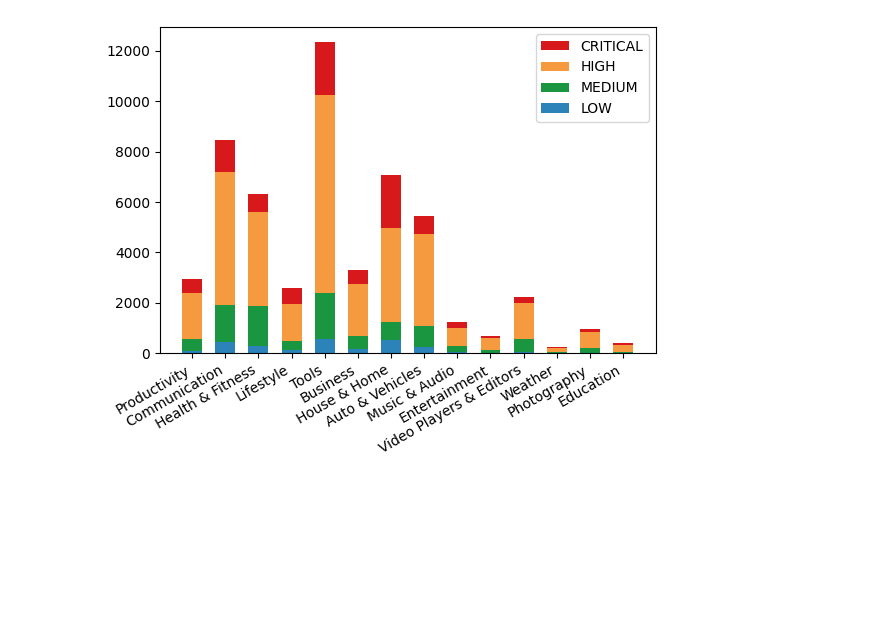
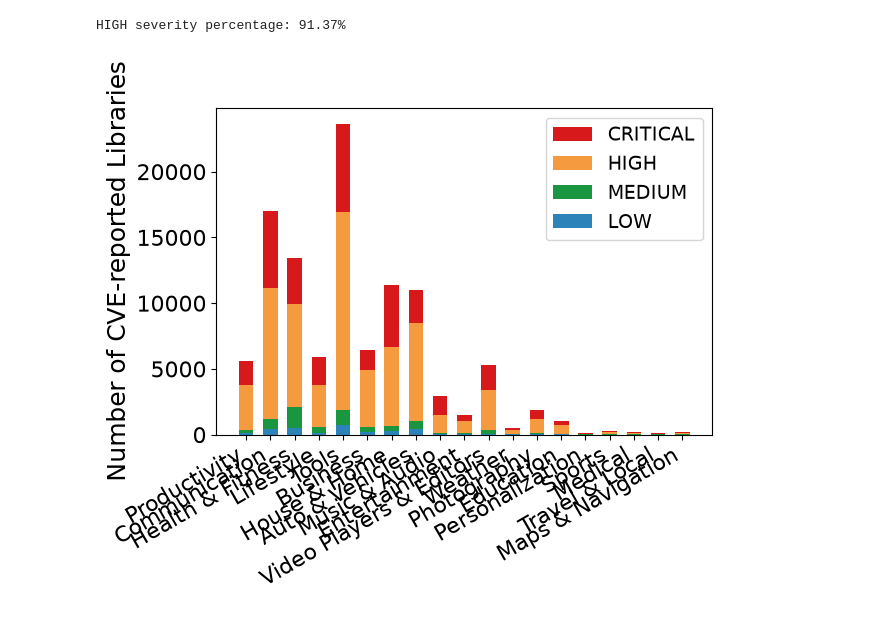
Before and after one commit to DayeonKang99/IoT-abandonware-analysis, a Jupyter notebook: src/cve-search/plot-cve-analysis.ipynb, the cells around one changed output. Saved outputs shown, nothing was run; the diff lists cells and outputs as text; code cells hidden in the pictures; blank space fills up the shorter version.

```diff
--- a/src/cve-search/plot-cve-analysis.ipynb
+++ b/src/cve-search/plot-cve-analysis.ipynb
@@ -2,7 +2,7 @@
 import json
 
 data_count = []
-with open('cve_analysis_count.jsonl', 'r') as file:
+with open('cve_analysis_count_confidence.jsonl', 'r') as file:
     for line in file:
         json_object = json.loads(line.strip())
         data_count.append(json_object)
@@ -49,0 +58,11 @@ restructured[0]
+# %%
+full_dictionary = {}
+with open('../source_data/61k_classified_apps_deberta_multi_v2_not_in_playstore.jsonl', 'r') as file:
+    for line in file:
+        obj = json.loads(line.strip())
+        full_dictionary[obj['app_id']] = obj['category']
+
+with open('../source_data/61k_app_categories_from_playstore.jsonl', 'r') as file:
+    for line in file:
+        obj = json.loads(line.strip())
+        full_dictionary[obj['app_id']] = obj['genre']
@@ -49,0 +126,23 @@ restructured[0]
+# %%
+categories_grouped = list(dict.fromkeys(
+    category
+    for src in output_dict_by_source
+    for category in output_dict_by_source[src]
+))
+
+print("========== categories_grouped ==========")
+print(categories_grouped)
+
+
+filtered_data_by_source = {
+    src: [
+        output_dict_by_source[src].get(category, [0, 0, 0, 0])
+        for category in categories_grouped
+    ]
+    for src in output_dict_by_source
+}
+
+restructured_by_source = {
+    src: list(map(list, zip(*values)))
+    for src, values in filtered_data_by_source.items()
+}
@@ -57,31 +174,41 @@ levels = ["LOW", "MEDIUM", "HIGH", "CRITICAL"]
 
 data = {
     "LOW":      restructured[0],
     "MEDIUM":   restructured[1],
     "HIGH":     restructured[2],
     "CRITICAL": restructured[3],
 }
 colors = {
     "CRITICAL": "#d7191c",
     "HIGH":     "#f69a3f",
     "MEDIUM":   '#1a9641',
     "LOW":      "#2b83ba",
 }
 
 width = 0.6
 bottom = np.zeros(len(categories))
 
 fig, ax = plt.subplots()
 # fig.set_size_inches(12, 8)
 
 for level, values in data.items():
     ax.bar(categories, values, width, label=level, bottom=bottom, color=colors[level])
     bottom += values
 
 # ax.set_title("Risk Levels per Category")
 handles, labels = ax.get_legend_handles_labels()
+ax.set_ylabel("Number of CVE-reported Libraries")
 ax.legend(handles[::-1], labels[::-1])
 fig.autofmt_xdate()
 plt.savefig('./plot/cve-library-count.pdf', bbox_inches='tight')
+
+# Calculate percentage of HIGH severity
+total_high = np.sum(data["HIGH"]) + np.sum(data["CRITICAL"])
+total_all = sum(np.sum(values) for values in data.values())
+
+percentage_high = (total_high / total_all) * 100
+
+print(f"HIGH severity percentage: {percentage_high:.2f}%")
 # %% [output]
+HIGH severity percentage: 91.37%
-[figure, old version]
+[figure, new version]
```
Also changed, not shown: parts of 17 cells of this notebook, 13 other files.
